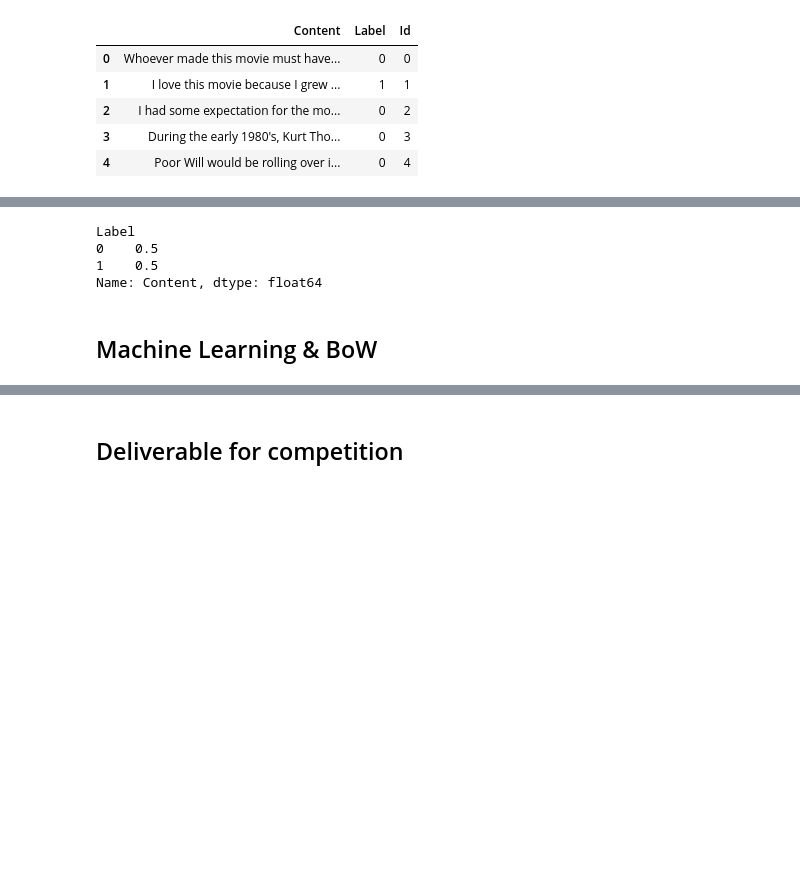
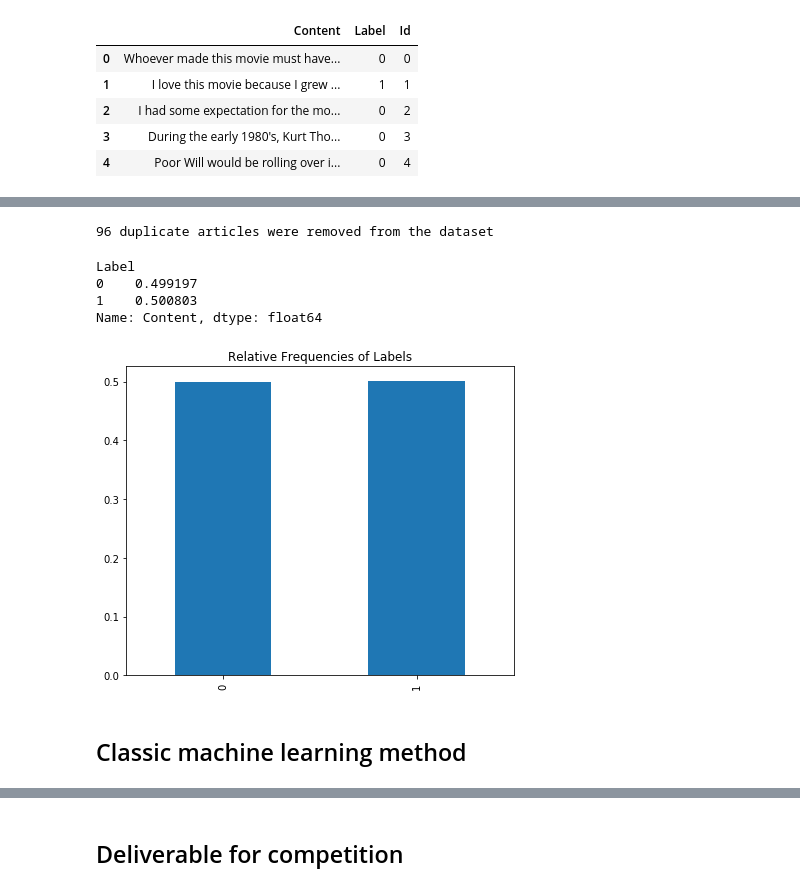
Before and after one commit to ippokratoys/big-data-analytics, a Jupyter notebook: question_3.ipynb, the cells around one changed output, grey strips where cells are left out. Saved outputs shown, nothing was run; the diff lists cells and outputs as text; code cells hidden in the pictures; blank space fills up the shorter version.

```diff
--- a/question_3.ipynb
+++ b/question_3.ipynb
@@ -49,0 +58,4 @@ plt.show()
+# %%
+# Remove articles with duplicate content
+
+df.drop_duplicates(subset='Content', keep='last', inplace=True)
@@ -50,10 +74,30 @@ plt.show()
+# %%
+# Display number of duplicates in the dataset
+
+print('{} duplicate articles were removed from the dataset'
+      .format(len_start - len_end))
+# %% [output]
+96 duplicate articles were removed from the dataset
 # %%
-df.groupby('Label')['Content'].count() / len(df)
+# Relative frequency of labels
+
+rel_freq = df.groupby('Label').Content.count() / len(df)
+print(rel_freq)
 # %% [output]
 Label
-0    0.5
-1    0.5
+0    0.499197
+1    0.500803
 Name: Content, dtype: float64
+# %%
+fig, ax = plt.subplots(figsize=(6, 5))
+rel_freq.plot.bar(ax=ax)
+ax.set_title('Relative Frequencies of Labels')
+ax.set_xlabel('')
+fig.tight_layout()
+plt.savefig('label_freq.png')
+plt.show()
+# %% [output]
+[figure, added]
 # %%
 def get_metrics(y_true, y_pred, metrics):
     metrics[0] += accuracy_score(y_true, y_pred)
@@ -92,7 +136,7 @@ def evaluate_classifier(clf, kfold, X, y, vectorizer, svd_enable=False):
           'Average f-measure: {:.2f} % \n'
           .format(dt, metrics[0], metrics[1],
                   metrics[2], metrics[3]))
-# %% [markdown]
-## Machine Learning & BoW
+# %% [markdown]
+## Classic machine learning method
 # %%
 # 5-Fold cross-validation
```
Also changed, not shown: parts of 72 cells of this notebook, 1 other file.
